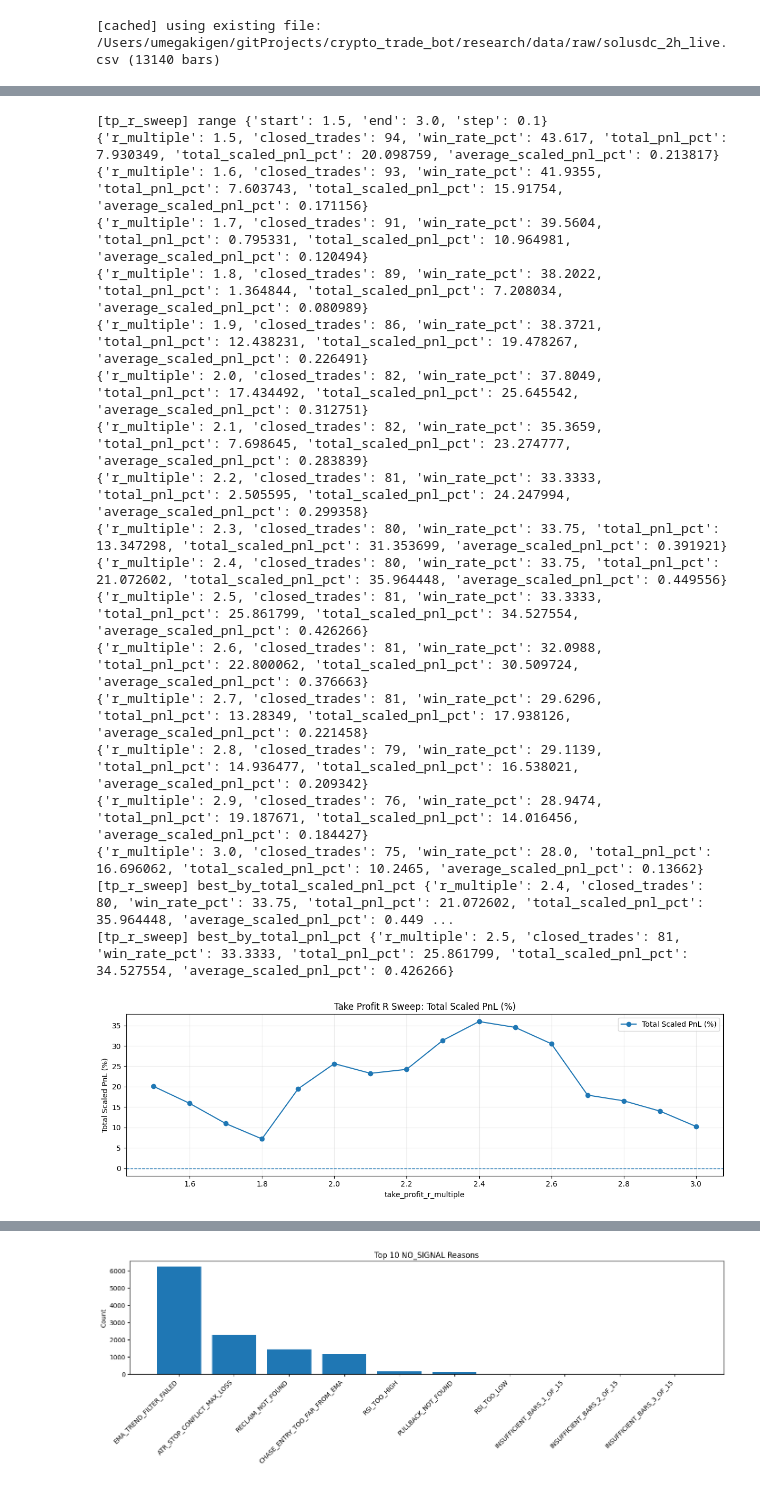
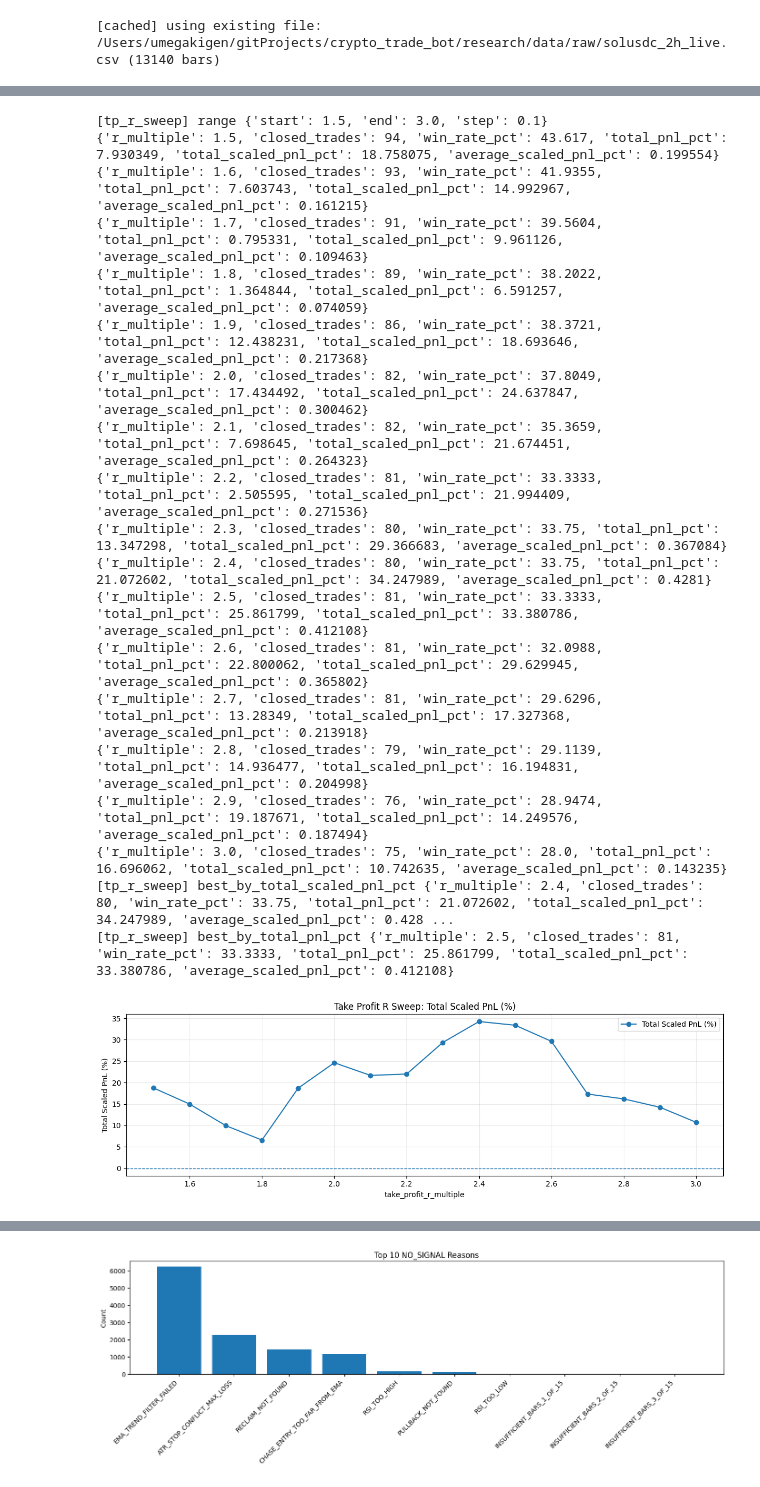
Before and after one commit to genpsp/crypto_trade_bot, a Jupyter notebook: research/notebooks/backtest_playground.ipynb, the cells around one changed output, grey strips where cells are left out. Saved outputs shown, nothing was run; the diff lists cells and outputs as text; code cells hidden in the pictures.

```diff
--- a/research/notebooks/backtest_playground.ipynb
+++ b/research/notebooks/backtest_playground.ipynb
@@ -40,7 +40,7 @@ if TIMEFRAME not in BARS_PER_DAY_BY_TIMEFRAME:
 LIMIT = YEARS_OF_DATA * 365 * BARS_PER_DAY_BY_TIMEFRAME[TIMEFRAME]
 REFRESH_DATA = False
 
-CONFIG_PATH = ROOT / 'research/config.json'
+CONFIG_PATH = ROOT / 'research/models/core_long_v0/config/current.json'
 CSV_PATH = ROOT / f'research/data/raw/solusdc_{TIMEFRAME}_live.csv'
 OUTPUT_PATH = ROOT / 'research/data/processed/backtest_latest.json'
 
@@ -212,7 +212,8 @@ from copy import deepcopy
 
 from research.src.adapters.csv_bar_repository import read_bars_from_csv
 from research.src.domain.backtest_engine import run_backtest
-from research.src.infra.research_config import load_bot_config
+import importlib
+import research.src.infra.research_config as research_config_module
 
 R_SWEEP_START = 1.5
 R_SWEEP_END = 3.0
@@ -229,7 +230,8 @@ def _build_r_values(start: float, end: float, step: float) -> list[float]:
     return values
 
 bars_for_sweep = read_bars_from_csv(CSV_PATH)
-base_config_for_sweep = load_bot_config(CONFIG_PATH)
+research_config_module = importlib.reload(research_config_module)
+base_config_for_sweep = research_config_module.load_bot_config(CONFIG_PATH)
 r_values = _build_r_values(R_SWEEP_START, R_SWEEP_END, R_SWEEP_STEP)
 
 tp_r_sweep_rows = []
@@ -265,52 +267,52 @@ plt.figure(figsize=(12, 4))
 plt.plot(x_values, scaled_values, marker='o', label='Total Scaled PnL (%)')
 plt.axhline(0, linestyle='--', linewidth=1)
 plt.title('Take Profit R Sweep: Total Scaled PnL (%)')
 plt.xlabel('take_profit_r_multiple')
 plt.ylabel('Total Scaled PnL (%)')
 plt.grid(alpha=0.25)
 plt.legend()
 plt.tight_layout()
 plt.show()
 
 fig, axis_left = plt.subplots(figsize=(12, 4))
 axis_left.plot(x_values, win_rate_values, marker='o', color='tab:blue', label='Win Rate (%)')
 axis_left.set_xlabel('take_profit_r_multiple')
 axis_left.set_ylabel('Win Rate (%)', color='tab:blue')
 axis_left.tick_params(axis='y', labelcolor='tab:blue')
 axis_left.grid(alpha=0.25)
 
 axis_right = axis_left.twinx()
 axis_right.plot(x_values, closed_trade_values, marker='s', color='tab:orange', label='Closed Trades')
 axis_right.set_ylabel('Closed Trades', color='tab:orange')
 axis_right.tick_params(axis='y', labelcolor='tab:orange')
 
 lines_left, labels_left = axis_left.get_legend_handles_labels()
 lines_right, labels_right = axis_right.get_legend_handles_labels()
 axis_left.legend(lines_left + lines_right, labels_left + labels_right, loc='best')
 plt.title('Take Profit R Sweep: Win Rate and Closed Trades')
 plt.tight_layout()
 plt.show()
 # %% [output]
 [tp_r_sweep] range {'start': 1.5, 'end': 3.0, 'step': 0.1}
-{'r_multiple': 1.5, 'closed_trades': 94, 'win_rate_pct': 43.617, 'total_pnl_pct': 7.930349, 'total_scaled_pnl_pct': 20.098759, 'average_scaled_pnl_pct': 0.213817}
-{'r_multiple': 1.6, 'closed_trades': 93, 'win_rate_pct': 41.9355, 'total_pnl_pct': 7.603743, 'total_scaled_pnl_pct': 15.91754, 'average_scaled_pnl_pct': 0.171156}
-{'r_multiple': 1.7, 'closed_trades': 91, 'win_rate_pct': 39.5604, 'total_pnl_pct': 0.795331, 'total_scaled_pnl_pct': 10.964981, 'average_scaled_pnl_pct': 0.120494}
-{'r_multiple': 1.8, 'closed_trades': 89, 'win_rate_pct': 38.2022, 'total_pnl_pct': 1.364844, 'total_scaled_pnl_pct': 7.208034, 'average_scaled_pnl_pct': 0.080989}
-{'r_multiple': 1.9, 'closed_trades': 86, 'win_rate_pct': 38.3721, 'total_pnl_pct': 12.438231, 'total_scaled_pnl_pct': 19.478267, 'average_scaled_pnl_pct': 0.226491}
-{'r_multiple': 2.0, 'closed_trades': 82, 'win_rate_pct': 37.8049, 'total_pnl_pct': 17.434492, 'total_scaled_pnl_pct': 25.645542, 'average_scaled_pnl_pct': 0.312751}
-{'r_multiple': 2.1, 'closed_trades': 82, 'win_rate_pct': 35.3659, 'total_pnl_pct': 7.698645, 'total_scaled_pnl_pct': 23.274777, 'average_scaled_pnl_pct': 0.283839}
-{'r_multiple': 2.2, 'closed_trades': 81, 'win_rate_pct': 33.3333, 'total_pnl_pct': 2.505595, 'total_scaled_pnl_pct': 24.247994, 'average_scaled_pnl_pct': 0.299358}
-{'r_multiple': 2.3, 'closed_trades': 80, 'win_rate_pct': 33.75, 'total_pnl_pct': 13.347298, 'total_scaled_pnl_pct': 31.353699, 'average_scaled_pnl_pct': 0.391921}
-{'r_multiple': 2.4, 'closed_trades': 80, 'win_rate_pct': 33.75, 'total_pnl_pct': 21.072602, 'total_scaled_pnl_pct': 35.964448, 'average_scaled_pnl_pct': 0.449556}
-{'r_multiple': 2.5, 'closed_trades': 81, 'win_rate_pct': 33.3333, 'total_pnl_pct': 25.861799, 'total_scaled_pnl_pct': 34.527554, 'average_scaled_pnl_pct': 0.426266}
-{'r_multiple': 2.6, 'closed_trades': 81, 'win_rate_pct': 32.0988, 'total_pnl_pct': 22.800062, 'total_scaled_pnl_pct': 30.509724, 'average_scaled_pnl_pct': 0.376663}
-{'r_multiple': 2.7, 'closed_trades': 81, 'win_rate_pct': 29.6296, 'total_pnl_pct': 13.28349, 'total_scaled_pnl_pct': 17.938126, 'average_scaled_pnl_pct': 0.221458}
-{'r_multiple': 2.8, 'closed_trades': 79, 'win_rate_pct': 29.1139, 'total_pnl_pct': 14.936477, 'total_scaled_pnl_pct': 16.538021, 'average_scaled_pnl_pct': 0.209342}
-{'r_multiple': 2.9, 'closed_trades': 76, 'win_rate_pct': 28.9474, 'total_pnl_pct': 19.187671, 'total_scaled_pnl_pct': 14.016456, 'average_scaled_pnl_pct': 0.184427}
-{'r_multiple': 3.0, 'closed_trades': 75, 'win_rate_pct': 28.0, 'total_pnl_pct': 16.696062, 'total_scaled_pnl_pct': 10.2465, 'average_scaled_pnl_pct': 0.13662}
-[tp_r_sweep] best_by_total_scaled_pnl_pct {'r_multiple': 2.4, 'closed_trades': 80, 'win_rate_pct': 33.75, 'total_pnl_pct': 21.072602, 'total_scaled_pnl_pct': 35.964448, 'average_scaled_pnl_pct': 0.449 ...
-[tp_r_sweep] best_by_total_pnl_pct {'r_multiple': 2.5, 'closed_trades': 81, 'win_rate_pct': 33.3333, 'total_pnl_pct': 25.861799, 'total_scaled_pnl_pct': 34.527554, 'average_scaled_pnl_pct': 0.426266}
+{'r_multiple': 1.5, 'closed_trades': 94, 'win_rate_pct': 43.617, 'total_pnl_pct': 7.930349, 'total_scaled_pnl_pct': 18.758075, 'average_scaled_pnl_pct': 0.199554}
+{'r_multiple': 1.6, 'closed_trades': 93, 'win_rate_pct': 41.9355, 'total_pnl_pct': 7.603743, 'total_scaled_pnl_pct': 14.992967, 'average_scaled_pnl_pct': 0.161215}
+{'r_multiple': 1.7, 'closed_trades': 91, 'win_rate_pct': 39.5604, 'total_pnl_pct': 0.795331, 'total_scaled_pnl_pct': 9.961126, 'average_scaled_pnl_pct': 0.109463}
+{'r_multiple': 1.8, 'closed_trades': 89, 'win_rate_pct': 38.2022, 'total_pnl_pct': 1.364844, 'total_scaled_pnl_pct': 6.591257, 'average_scaled_pnl_pct': 0.074059}
+{'r_multiple': 1.9, 'closed_trades': 86, 'win_rate_pct': 38.3721, 'total_pnl_pct': 12.438231, 'total_scaled_pnl_pct': 18.693646, 'average_scaled_pnl_pct': 0.217368}
+{'r_multiple': 2.0, 'closed_trades': 82, 'win_rate_pct': 37.8049, 'total_pnl_pct': 17.434492, 'total_scaled_pnl_pct': 24.637847, 'average_scaled_pnl_pct': 0.300462}
+{'r_multiple': 2.1, 'closed_trades': 82, 'win_rate_pct': 35.3659, 'total_pnl_pct': 7.698645, 'total_scaled_pnl_pct': 21.674451, 'average_scaled_pnl_pct': 0.264323}
+{'r_multiple': 2.2, 'closed_trades': 81, 'win_rate_pct': 33.3333, 'total_pnl_pct': 2.505595, 'total_scaled_pnl_pct': 21.994409, 'average_scaled_pnl_pct': 0.271536}
+{'r_multiple': 2.3, 'closed_trades': 80, 'win_rate_pct': 33.75, 'total_pnl_pct': 13.347298, 'total_scaled_pnl_pct': 29.366683, 'average_scaled_pnl_pct': 0.367084}
+{'r_multiple': 2.4, 'closed_trades': 80, 'win_rate_pct': 33.75, 'total_pnl_pct': 21.072602, 'total_scaled_pnl_pct': 34.247989, 'average_scaled_pnl_pct': 0.4281}
+{'r_multiple': 2.5, 'closed_trades': 81, 'win_rate_pct': 33.3333, 'total_pnl_pct': 25.861799, 'total_scaled_pnl_pct': 33.380786, 'average_scaled_pnl_pct': 0.412108}
+{'r_multiple': 2.6, 'closed_trades': 81, 'win_rate_pct': 32.0988, 'total_pnl_pct': 22.800062, 'total_scaled_pnl_pct': 29.629945, 'average_scaled_pnl_pct': 0.365802}
+{'r_multiple': 2.7, 'closed_trades': 81, 'win_rate_pct': 29.6296, 'total_pnl_pct': 13.28349, 'total_scaled_pnl_pct': 17.327368, 'average_scaled_pnl_pct': 0.213918}
+{'r_multiple': 2.8, 'closed_trades': 79, 'win_rate_pct': 29.1139, 'total_pnl_pct': 14.936477, 'total_scaled_pnl_pct': 16.194831, 'average_scaled_pnl_pct': 0.204998}
+{'r_multiple': 2.9, 'closed_trades': 76, 'win_rate_pct': 28.9474, 'total_pnl_pct': 19.187671, 'total_scaled_pnl_pct': 14.249576, 'average_scaled_pnl_pct': 0.187494}
+{'r_multiple': 3.0, 'closed_trades': 75, 'win_rate_pct': 28.0, 'total_pnl_pct': 16.696062, 'total_scaled_pnl_pct': 10.742635, 'average_scaled_pnl_pct': 0.143235}
+[tp_r_sweep] best_by_total_scaled_pnl_pct {'r_multiple': 2.4, 'closed_trades': 80, 'win_rate_pct': 33.75, 'total_pnl_pct': 21.072602, 'total_scaled_pnl_pct': 34.247989, 'average_scaled_pnl_pct': 0.428 ...
+[tp_r_sweep] best_by_total_pnl_pct {'r_multiple': 2.5, 'closed_trades': 81, 'win_rate_pct': 33.3333, 'total_pnl_pct': 25.861799, 'total_scaled_pnl_pct': 33.380786, 'average_scaled_pnl_pct': 0.412108}
-[figure, old version]
+[figure, new version]
 [figure]
 # %%
 top_reasons = sorted(report_json['no_signal_reason_counts'].items(), key=lambda x: x[1], reverse=True)
```
Also changed, not shown: parts of 5 cells of this notebook, 34 other files.
